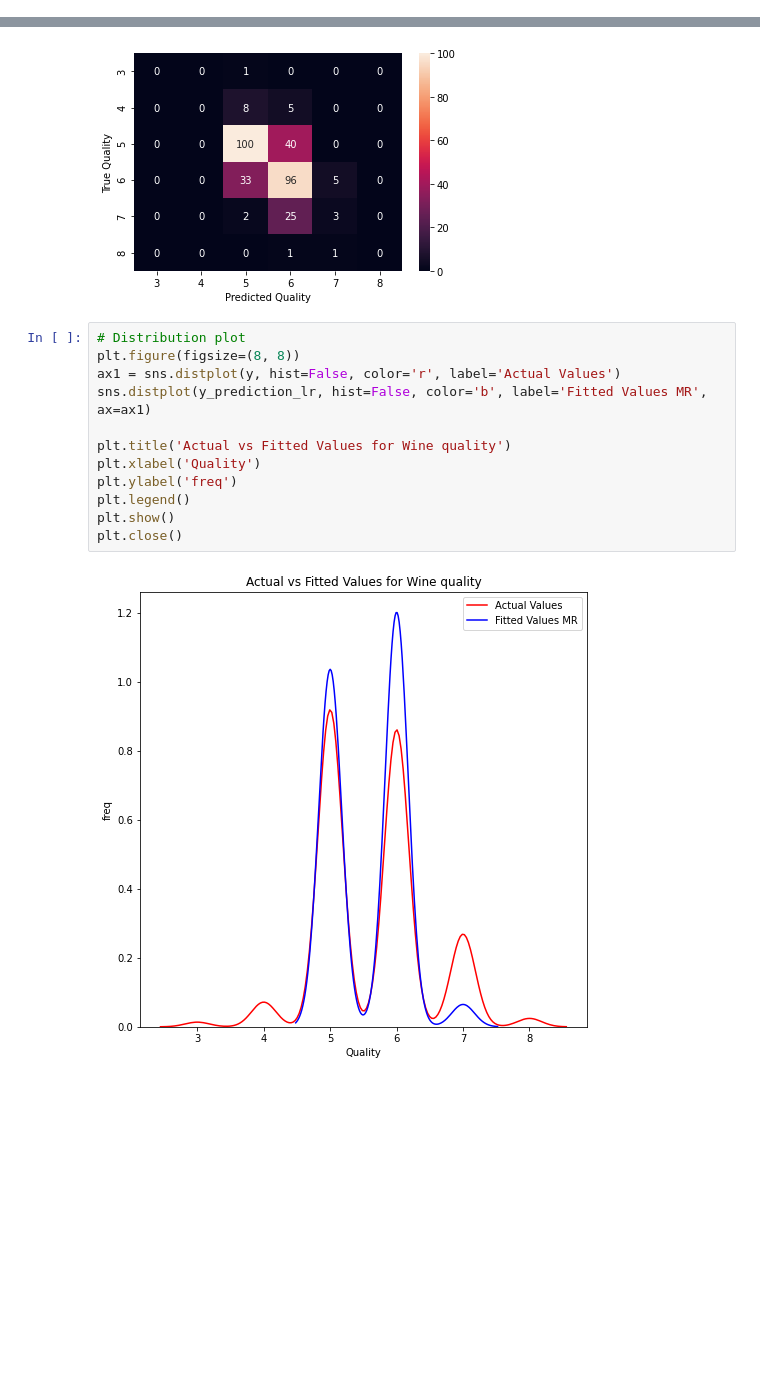
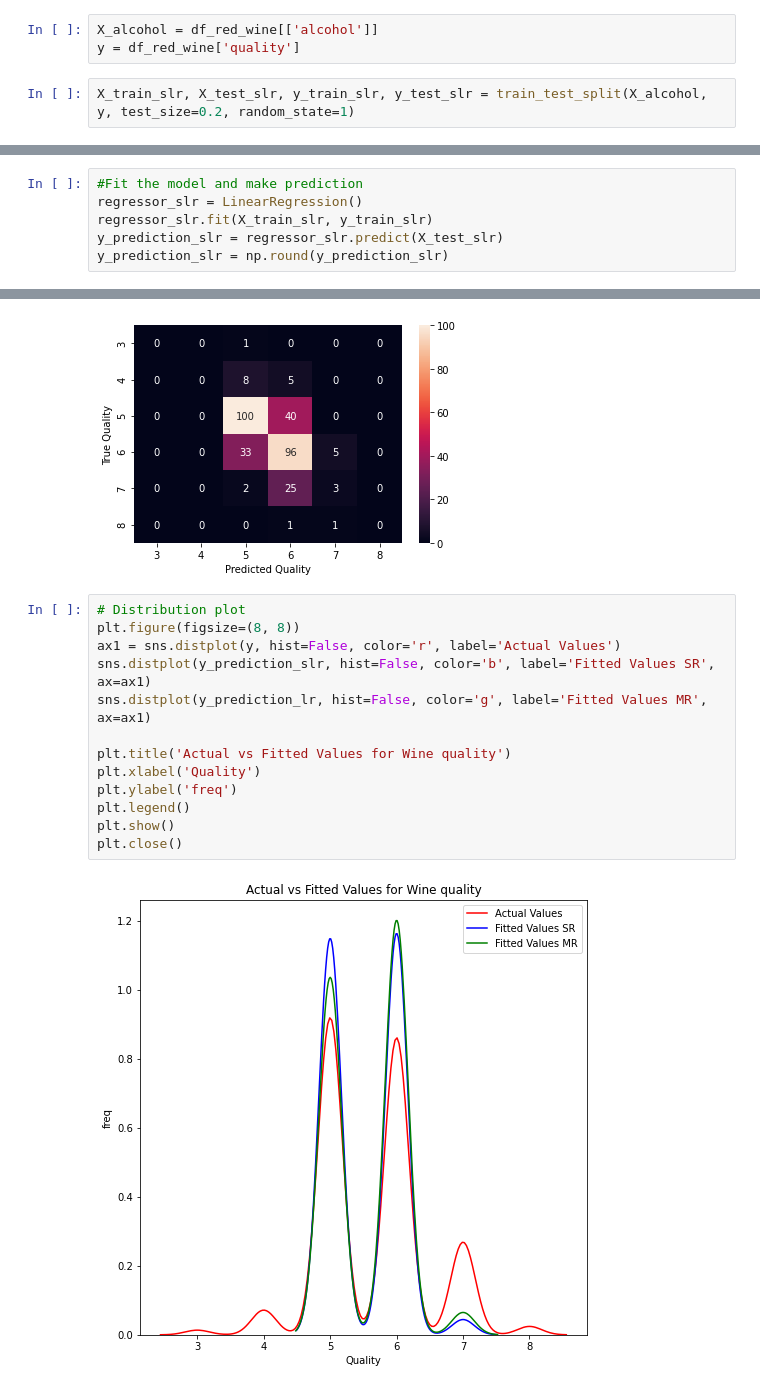
Before and after one commit to hieplk97/Data-Science, a Jupyter notebook: Data Pre-processing and Analysis/LDS5_260_Project_2/TranBuuHiep_project_Wine.ipynb, the cells around one changed output, grey strips where cells are left out. Saved outputs shown, nothing was run; the diff lists cells and outputs as text; blank space fills up the shorter version.

```diff
--- a/Data Pre-processing and Analysis/LDS5_260_Project_2/TranBuuHiep_project_Wine.ipynb
+++ b/Data Pre-processing and Analysis/LDS5_260_Project_2/TranBuuHiep_project_Wine.ipynb
@@ -167,0 +173,5 @@ Name: quality, dtype: int64
+# %%
+X_alcohol = df_red_wine[['alcohol']]
+y = df_red_wine['quality']
+# %%
+X_train_slr, X_test_slr, y_train_slr, y_test_slr = train_test_split(X_alcohol, y, test_size=0.2, random_state=1)
@@ -167,0 +180,6 @@ Name: quality, dtype: int64
+# %%
+#Fit the model and make prediction
+regressor_slr = LinearRegression()
+regressor_slr.fit(X_train_slr, y_train_slr)
+y_prediction_slr = regressor_slr.predict(X_test_slr)
+y_prediction_slr = np.round(y_prediction_slr)
@@ -212,14 +263,15 @@ label_aux.set_xlabel('Predicted Quality');label_aux.set_ylabel('True Quality');
 # %%
 # Distribution plot
 plt.figure(figsize=(8, 8))
 ax1 = sns.distplot(y, hist=False, color='r', label='Actual Values')
-sns.distplot(y_prediction_lr, hist=False, color='b', label='Fitted Values MR', ax=ax1)
+sns.distplot(y_prediction_slr, hist=False, color='b', label='Fitted Values SR', ax=ax1)
+sns.distplot(y_prediction_lr, hist=False, color='g', label='Fitted Values MR', ax=ax1)
 
 plt.title('Actual vs Fitted Values for Wine quality')
 plt.xlabel('Quality')
 plt.ylabel('freq')
 plt.legend()
 plt.show()
 plt.close()
 # %% [output]
-[figure, old version]
+[figure, new version]
```
Also changed, not shown: parts of 21 cells of this notebook, 3 other files.
